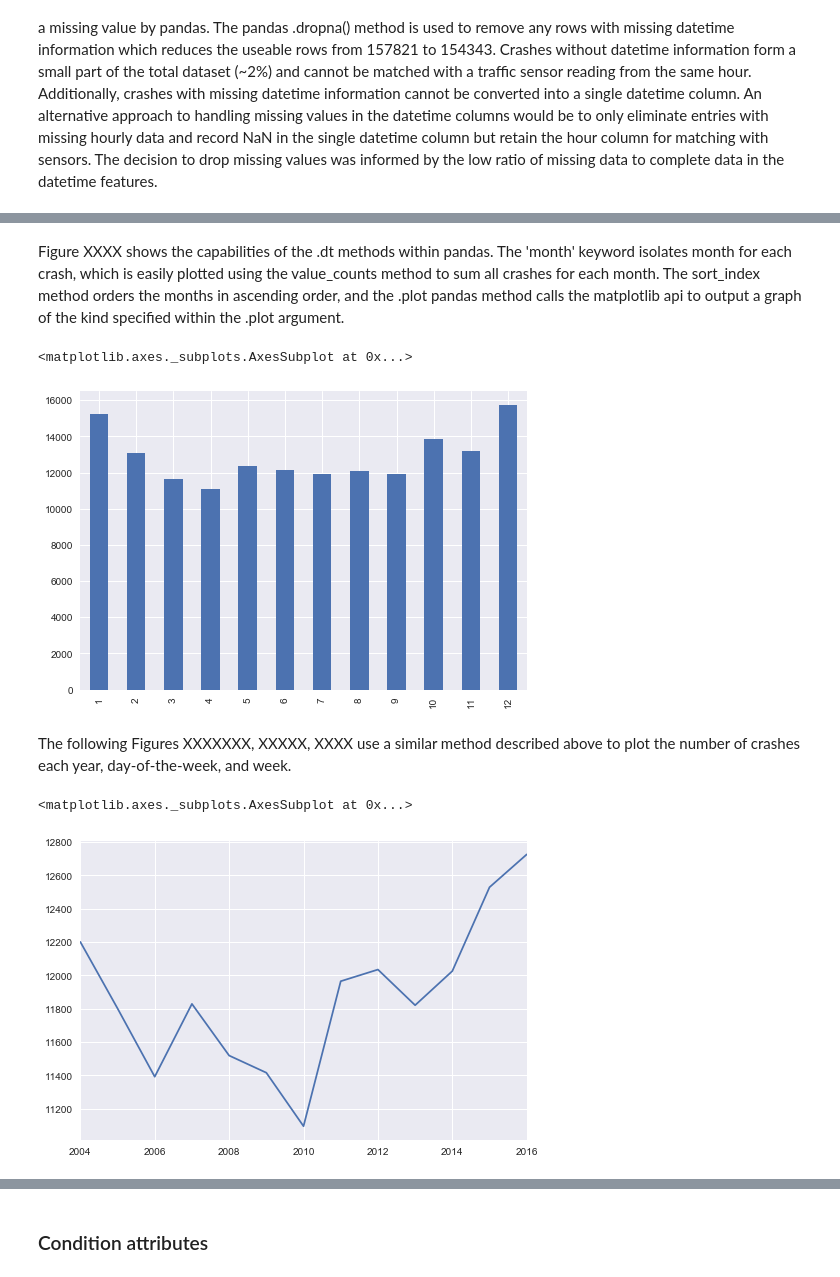
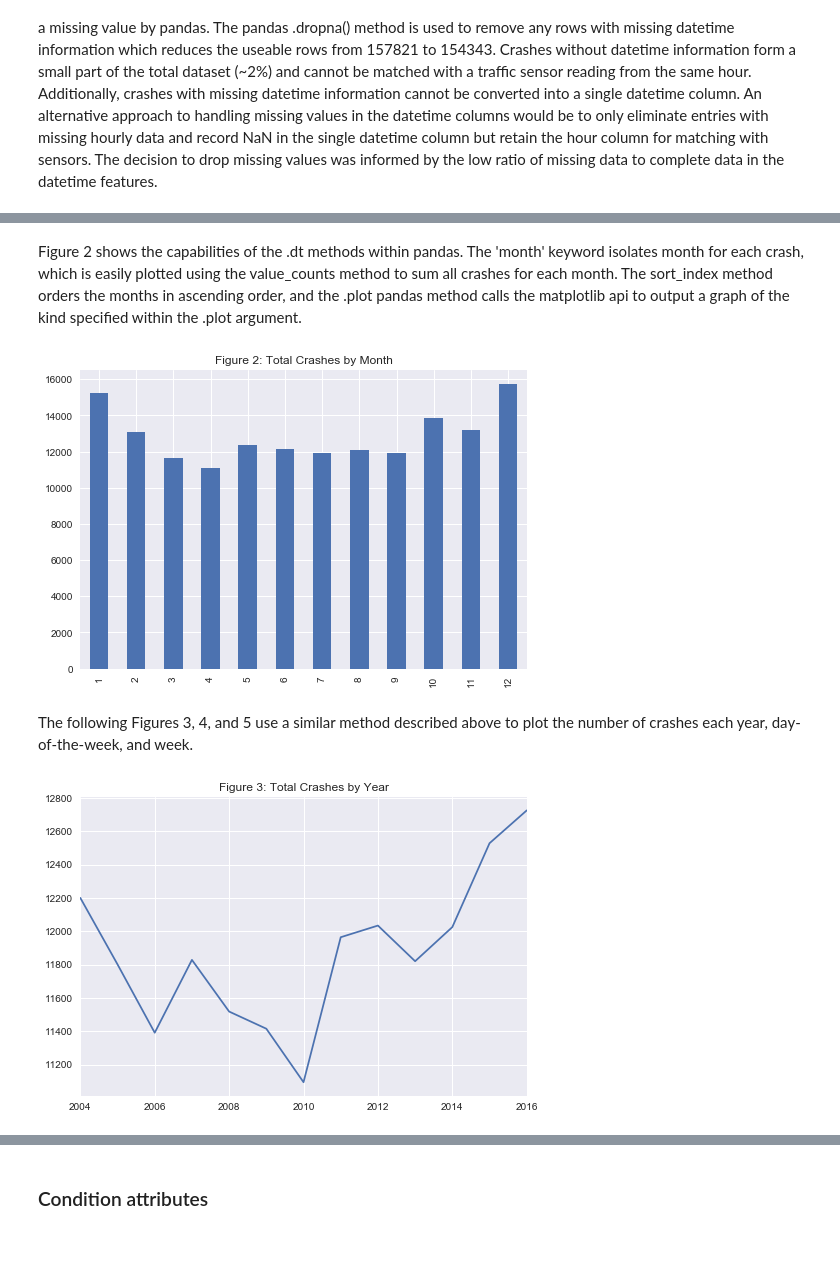
Before and after one commit to amgupta4/Springboard, a Jupyter notebook: Methodology.ipynb, the cells around one changed output, grey strips where cells are left out. Saved outputs shown, nothing was run; the diff lists cells and outputs as text; code cells hidden in the pictures; blank space fills up the shorter version.

```diff
--- a/Methodology.ipynb
+++ b/Methodology.ipynb
@@ -144,17 +178,19 @@ crash_datetime = pd.to_datetime(crash_time[['year', 'month', 'day', 'hour', 'min
 # %% [markdown]
-Figure XXXX shows the capabilities of the .dt methods within pandas. The 'month' keyword isolates month for each crash, which is easily plotted using the value_counts method to sum all crashes for each month. The sort_index method orders the months in ascending order, and the .plot pandas method calls the matplotlib api to output a graph of the kind specified within the .plot argument.
+Figure 2 shows the capabilities of the .dt methods within pandas. The 'month' keyword isolates month for each crash, which is easily plotted using the value_counts method to sum all crashes for each month. The sort_index method orders the months in ascending order, and the .plot pandas method calls the matplotlib api to output a graph of the kind specified within the .plot argument.
 # %%
 crash_datetime.dt.month.value_counts().sort_index().plot(kind = 'bar')
+plt.title('Figure 2: Total Crashes by Month')
+plt.show()
 # %% [output]
-<matplotlib.axes._subplots.AxesSubplot at 0x...>
-[figure, old version]
+[figure, new version]
 # %% [markdown]
-The following Figures XXXXXXX, XXXXX, XXXX use a similar method described above to plot the number of crashes each year, day-of-the-week, and week.
+The following Figures 3, 4, and 5 use a similar method described above to plot the number of crashes each year, day-of-the-week, and week.
 # %%
 crash_datetime.dt.year.value_counts().sort_index().plot()
+plt.title('Figure 3: Total Crashes by Year')
+plt.show()
 # %% [output]
-<matplotlib.axes._subplots.AxesSubplot at 0x...>
-[figure, old version]
+[figure, new version]
 # %%
 dayofweek = crash_datetime.dt.dayofweek.value_counts().sort_index()
 dayofweek.index = ['Sunday', 'Monday', 'Tuesday', 'Wednesday', 'Thursday', 'Friday', 'Saturday']
```
Also changed, not shown: parts of 101 cells of this notebook.
